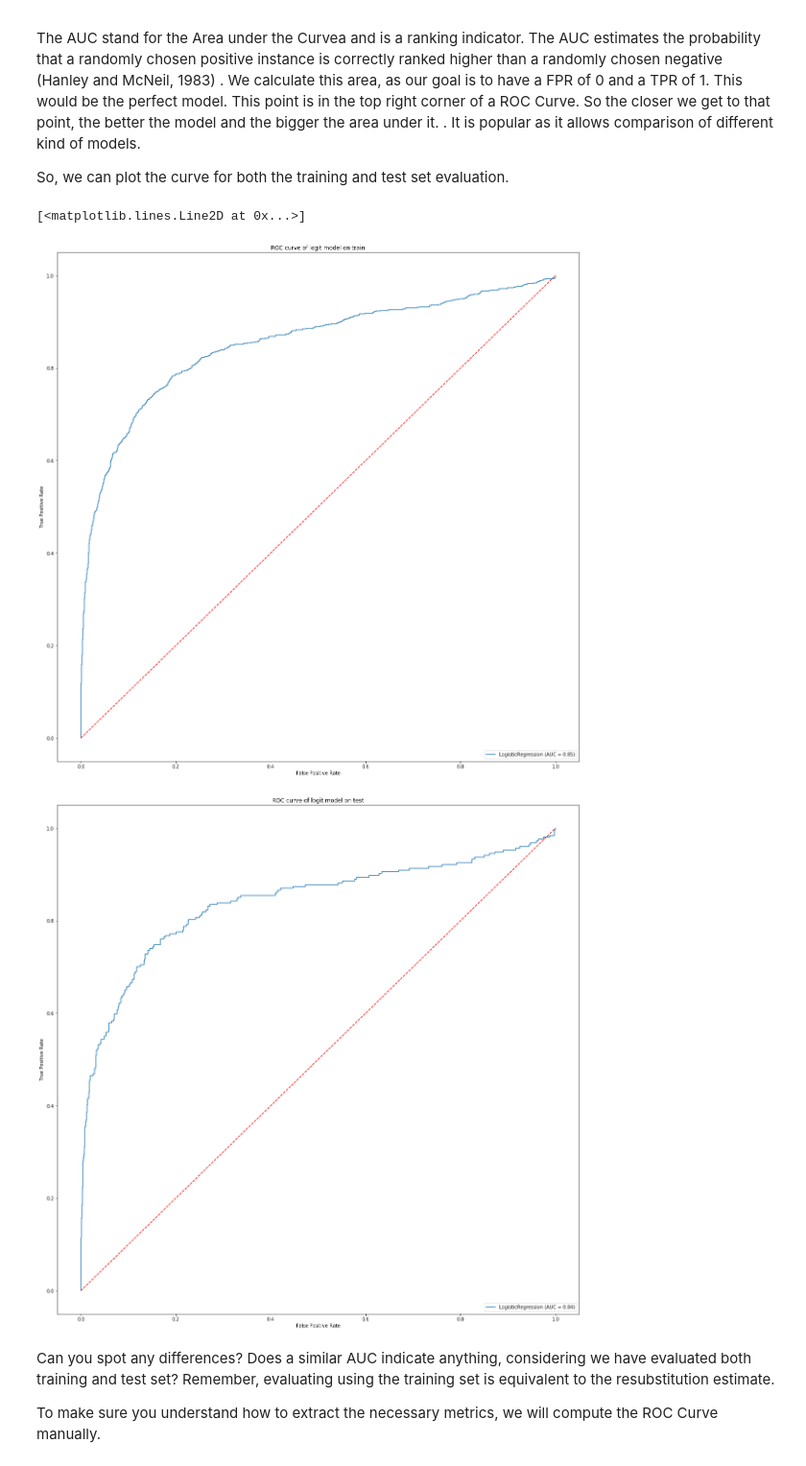
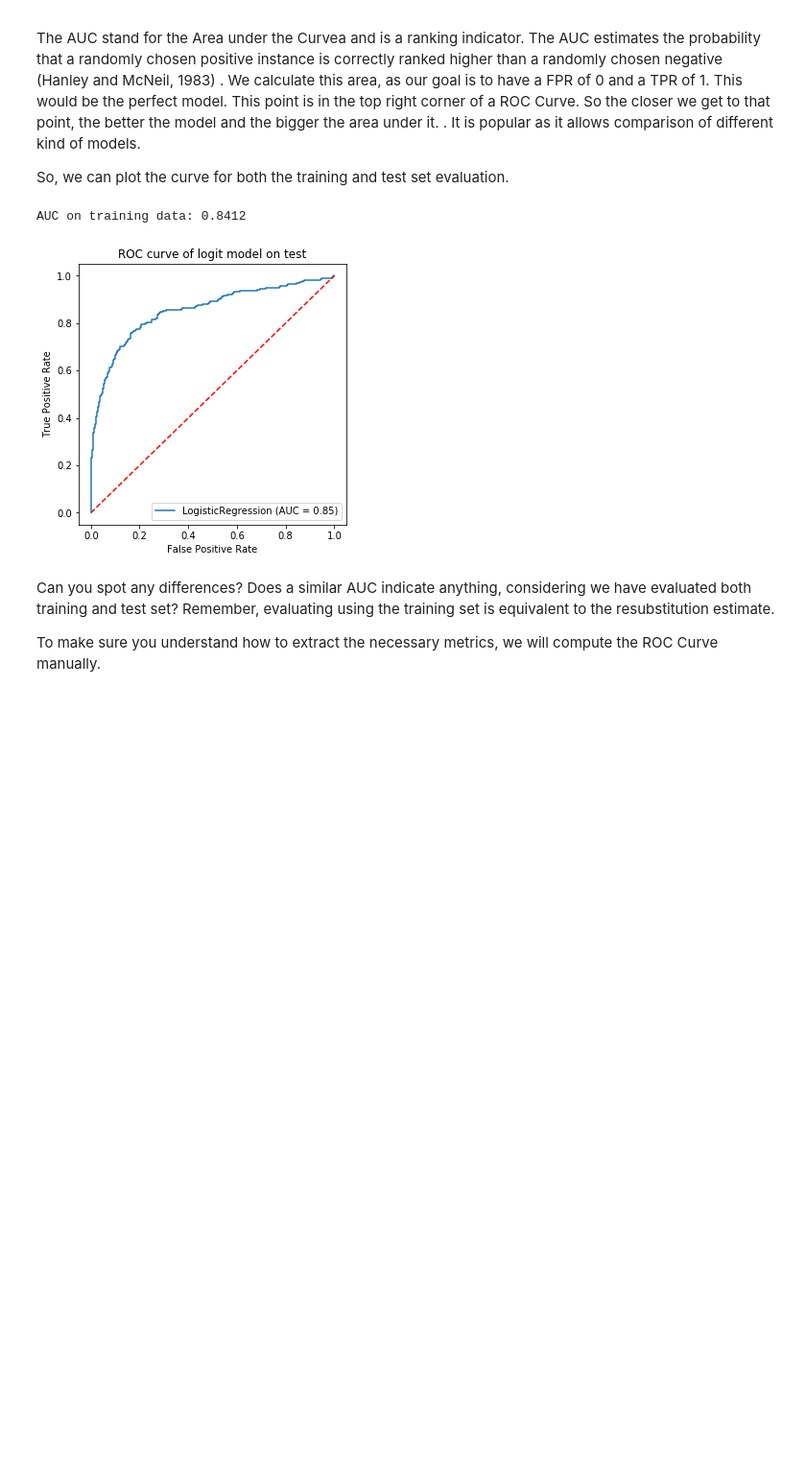
Before and after one commit to wiebkepeters/IS-HU-Berlin, a Jupyter notebook: ADAMS_ML_Notebook.ipynb, the cells around one changed output. Shown: that part at 96% size. Saved outputs shown, nothing was run; the diff lists cells and outputs as text; code cells hidden in the pictures; blank space fills up the shorter version.

```diff
--- a/ADAMS_ML_Notebook.ipynb
+++ b/ADAMS_ML_Notebook.ipynb
@@ -30,6 +30,8 @@ Before applying any algorithm, we will import the necessary packages and load th
 
 An important finding is the imbalance of the data set, which contains only about 20% of 'BAD' observations.
 # %%
+plt.rcParams['figure.figsize'] = 5,5
+
 #Import packages
 import importlib
 import numpy as np
@@ -43,10 +45,8 @@ from sklearn.ensemble import RandomForestClassifier
 from sklearn.linear_model import LogisticRegression
 from sklearn.model_selection import train_test_split, StratifiedKFold, GridSearchCV
 # %%
-plt.rcParams['figure.figsize'] = 20,20
-
 # Load data
-credit = pd.read_csv('/creditnew.csv') #add your path here
+credit = pd.read_csv('/Users/wiebkeberlin/Desktop/creditnew.csv')
 credit.describe()
 # %% [output]
 |  | BAD | LOAN | MORTDUE | VALUE | YOJ | DEROG | DELINQ | CLAGE | NINQ | CLNO | DEBTINC |
@@ -277,19 +274,13 @@ chosen positive instance is correctly ranked higher than a randomly chosen negat
 So, we can plot the curve for both the training and test set evaluation.
 # %%
 # simple way
-
-
-metrics.plot_roc_curve(log, x_train, y_train)
-plt.title('ROC curve of logit model on train')
-plt.plot([0, 1], [0, 1], "r--")
-
+print('AUC on training data: {:.4f}'.format(roc_auc))
 metrics.plot_roc_curve(log, x_test, y_test);
 plt.title('ROC curve of logit model on test')
-plt.plot([0, 1], [0, 1], "r--")
+plt.plot([0, 1], [0, 1], "r--");
 # %% [output]
-[<matplotlib.lines.Line2D at 0x...>]
+AUC on training data: 0.8412
-[figure, old version]
+[figure, new version]
-[figure, removed]
 # %% [markdown]
 Can you spot any differences? Does a similar AUC indicate anything, considering we have evaluated both training and test set? Remember, evaluating using the training set is equivalent to the resubstitution estimate.
 
```
Also changed, not shown: parts of 27 cells of this notebook.
